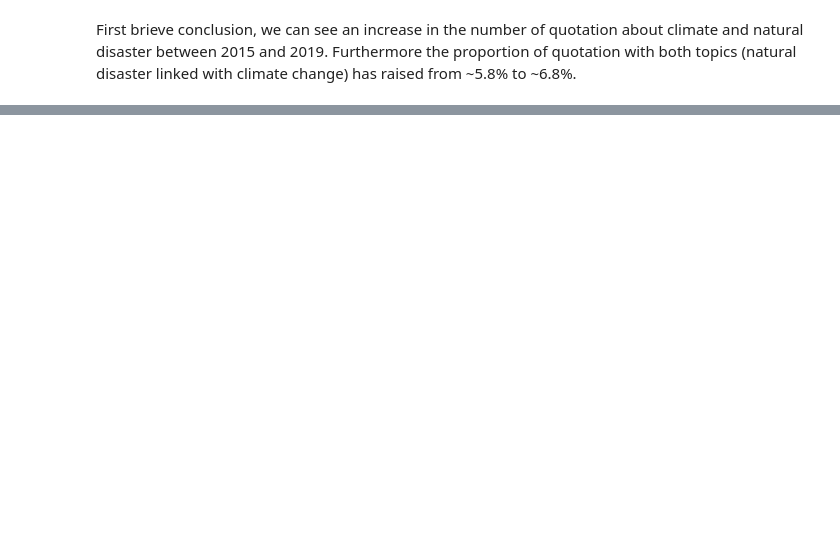
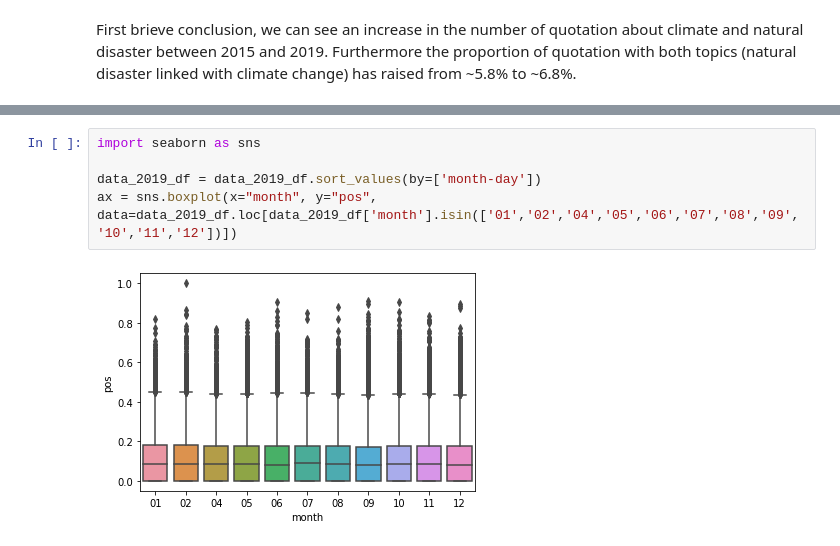
Before and after one commit to epfl-ada/ada-2021-project-01010, a Jupyter notebook: notebook.ipynb, the cells around one changed output, grey strips where cells are left out. Drawn from its saved outputs; the diff is of its cells as text; blank space fills up the shorter version.

```diff
--- a/notebook.ipynb
+++ b/notebook.ipynb
@@ -485,0 +339,7 @@ First brieve conclusion, we can see an increase in the number of quotation about
+# %%
+import seaborn as sns
+
+data_2019_df = data_2019_df.sort_values(by=['month-day'])
+ax = sns.boxplot(x="month", y="pos", data=data_2019_df.loc[data_2019_df['month'].isin(['01','02','04','05','06','07','08','09','10','11','12'])])
+# %% [output]
+[figure, added]
```
Also changed, not shown: parts of 62 cells of this notebook.
